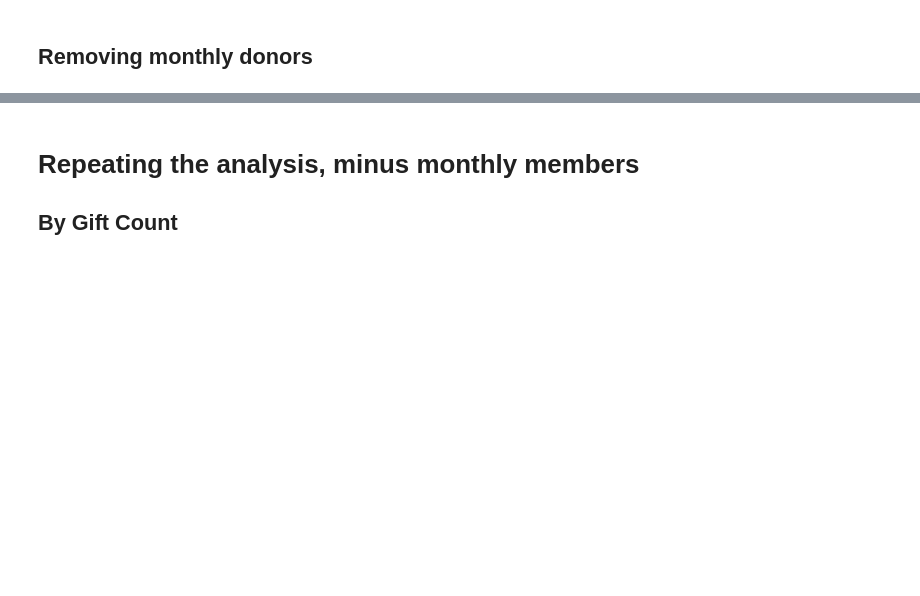
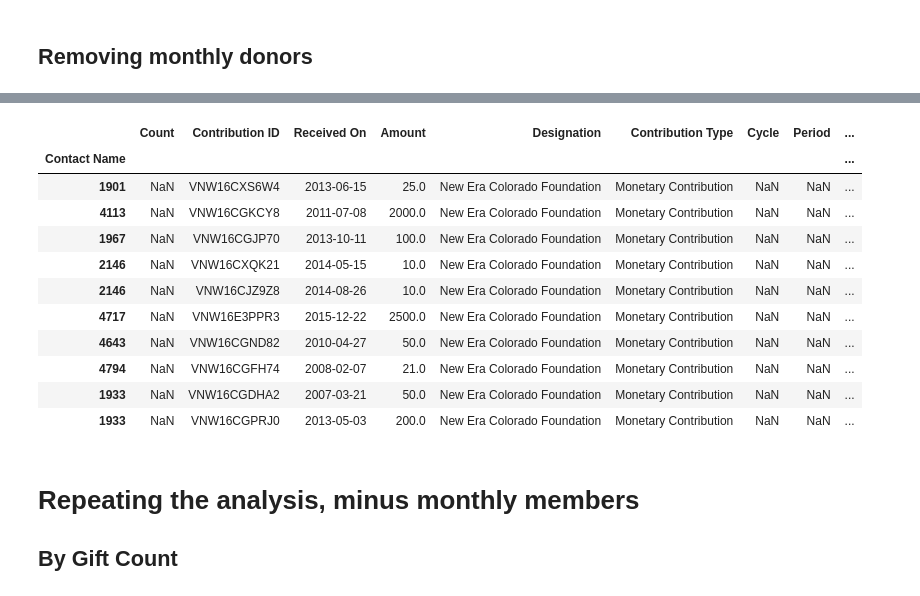
Before and after one commit to thebbennett/data-science-for-nonprofits, a Jupyter notebook: Historical Donor Data Analysis.ipynb, the cells around one changed output, grey strips where cells are left out. Drawn from its saved outputs; the diff is of its cells as text; code cells hidden in the pictures; blank space fills up the shorter version.

Commit message:
cleaned the monthly member data

```diff
--- a/Historical Donor Data Analysis.ipynb
+++ b/Historical Donor Data Analysis.ipynb
@@ -233,3 +235,3 @@ c3_code.head()
 # %%
-monthly_gifts = c3_code[c3_code['code'].str.contains("Player") == True]
+monthly_gifts = c3_clean[c3_clean[' Source Code Path'].str.contains("Player") == True]
 monthly_gifts.head()
@@ -236,3 +246,16 @@ monthly_gifts.head()
 # %%
-no_monthly = pd.concat([c3_code, monthly_gifts]).drop_duplicates(keep=False)
+no_monthly = pd.concat([c3_clean, monthly_gifts]).drop_duplicates(keep=False)
 no_monthly.head(10)
+# %% [output]
+|  | Count | Contribution ID | Received On | Amount | Designation | Contribution Type | Cycle | Period | ... |
+| Contact Name |  |  |  |  |  |  |  |  | ... |
+| 1901 | NaN | VNW16CXS6W4 | 2013-06-15 | 25.0 | New Era Colorado Foundation | Monetary Contribution | NaN | NaN | ... |
+| 4113 | NaN | VNW16CGKCY8 | 2011-07-08 | 2000.0 | New Era Colorado Foundation | Monetary Contribution | NaN | NaN | ... |
+| 1967 | NaN | VNW16CGJP70 | 2013-10-11 | 100.0 | New Era Colorado Foundation | Monetary Contribution | NaN | NaN | ... |
+| 2146 | NaN | VNW16CXQK21 | 2014-05-15 | 10.0 | New Era Colorado Foundation | Monetary Contribution | NaN | NaN | ... |
+| 2146 | NaN | VNW16CJZ9Z8 | 2014-08-26 | 10.0 | New Era Colorado Foundation | Monetary Contribution | NaN | NaN | ... |
+| 4717 | NaN | VNW16E3PPR3 | 2015-12-22 | 2500.0 | New Era Colorado Foundation | Monetary Contribution | NaN | NaN | ... |
+| 4643 | NaN | VNW16CGND82 | 2010-04-27 | 50.0 | New Era Colorado Foundation | Monetary Contribution | NaN | NaN | ... |
+| 4794 | NaN | VNW16CGFH74 | 2008-02-07 | 21.0 | New Era Colorado Foundation | Monetary Contribution | NaN | NaN | ... |
+| 1933 | NaN | VNW16CGDHA2 | 2007-03-21 | 50.0 | New Era Colorado Foundation | Monetary Contribution | NaN | NaN | ... |
+| 1933 | NaN | VNW16CGPRJ0 | 2013-05-03 | 200.0 | New Era Colorado Foundation | Monetary Contribution | NaN | NaN | ... |
```
Also changed, not shown: parts of 32 cells of this notebook.
